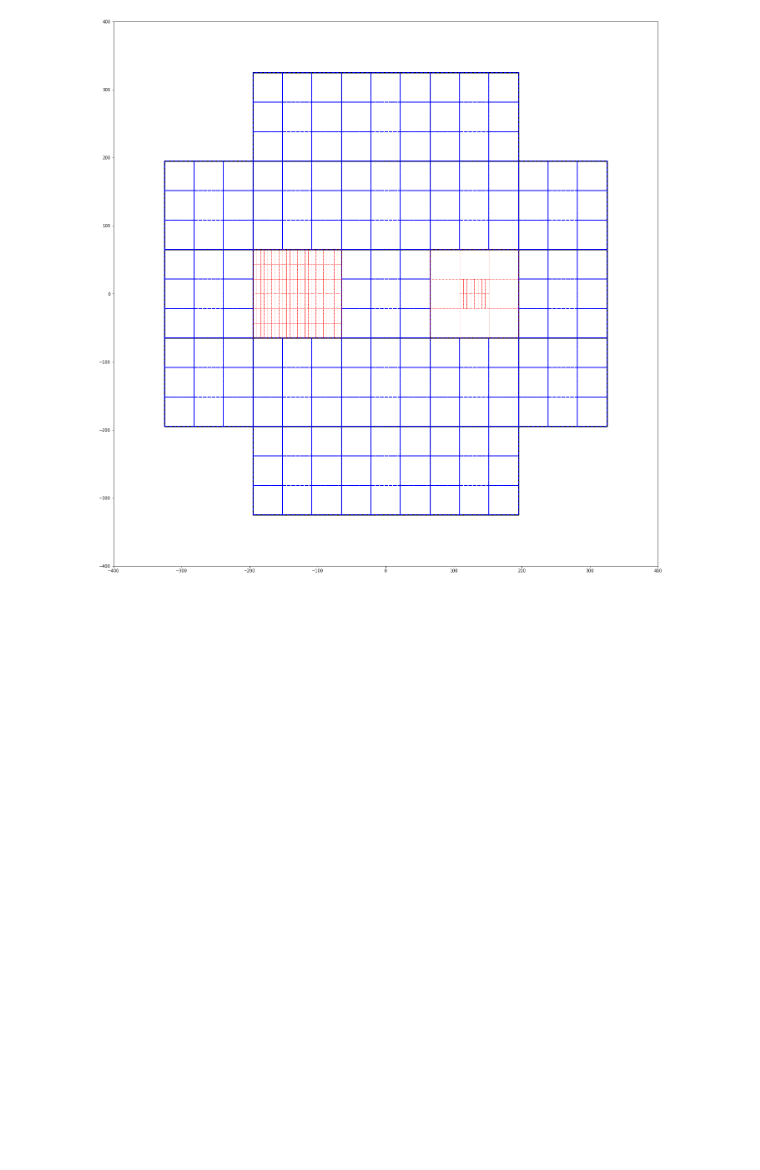
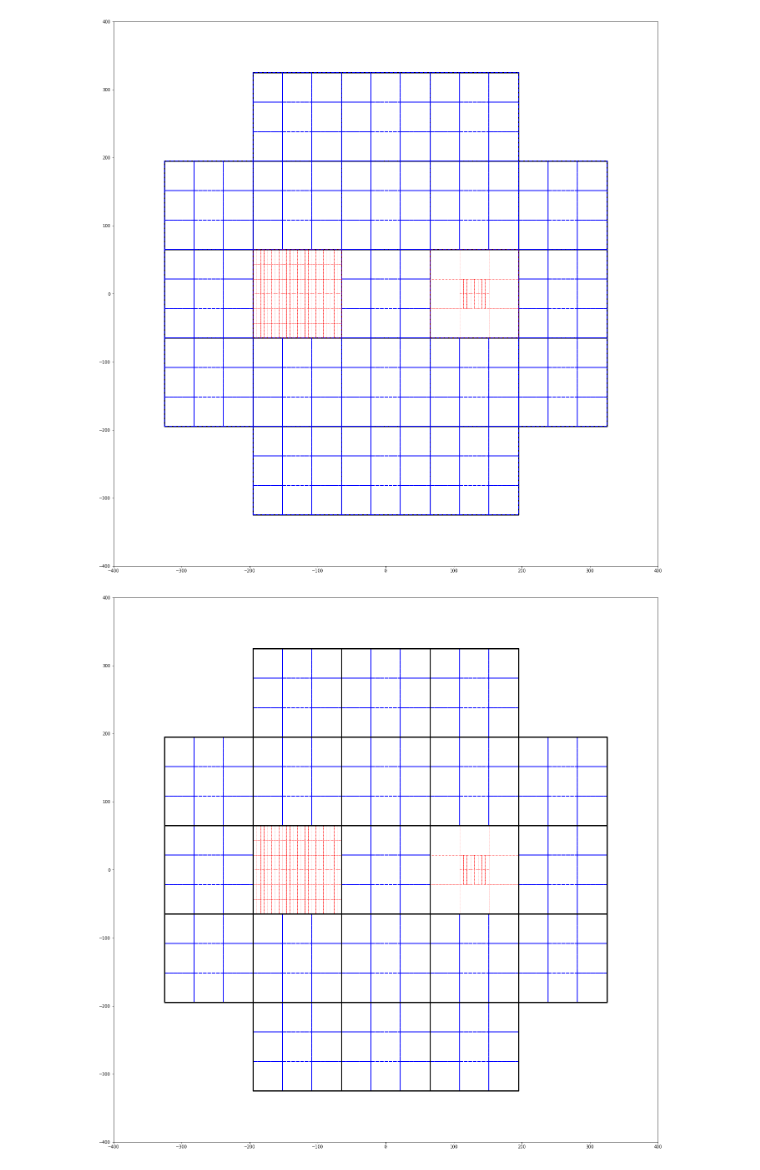
Before and after one commit to lsst-camera-dh/ghosts, a Jupyter notebook: notebooks/dummy_camera_display.ipynb, the cells around one changed output. Cells and saved outputs as stored; diff of their text form; code cells hidden in the pictures; blank space fills up the shorter version.

Commit message:
add show_camera

```diff
--- a/notebooks/dummy_camera_display.ipynb
+++ b/notebooks/dummy_camera_display.ipynb
@@ -140,3 +140,15 @@ plt.xlim([-400, 400])
 plt.gca().set_aspect('equal')
 # %% [output]
 [figure]
+# %%
+# build camera
+camera = build_camera()
+
+# Create figure and axes
+fig, ax = plt.subplots(1, figsize=(24,24))
+show_camera(ax, camera)
+plt.ylim([-400, 400])
+plt.xlim([-400, 400])
+plt.gca().set_aspect('equal')
+# %% [output]
+[figure, added]
```
Also changed, not shown: parts of 1 cell of this notebook, 1 other file.
